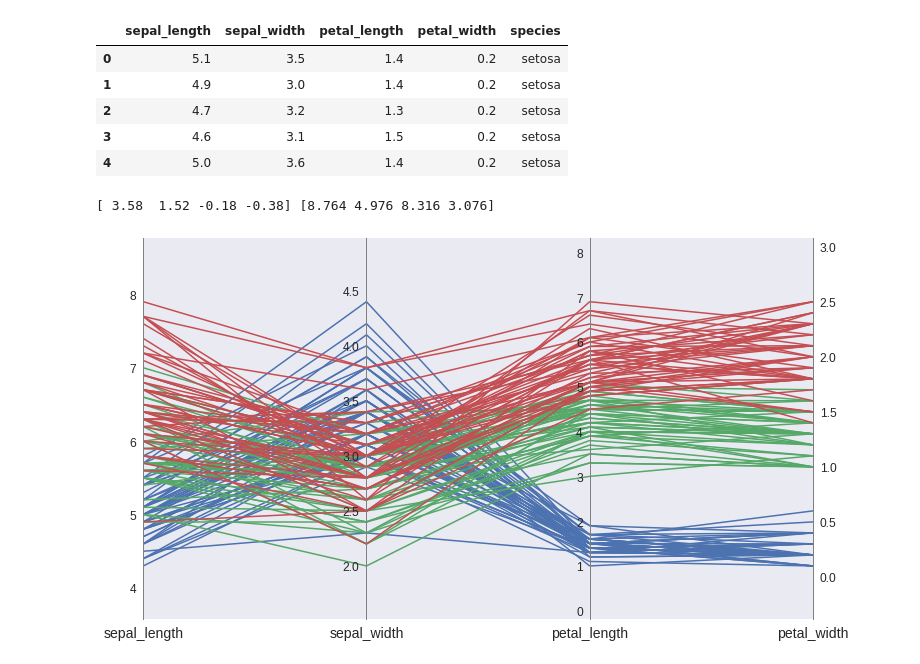
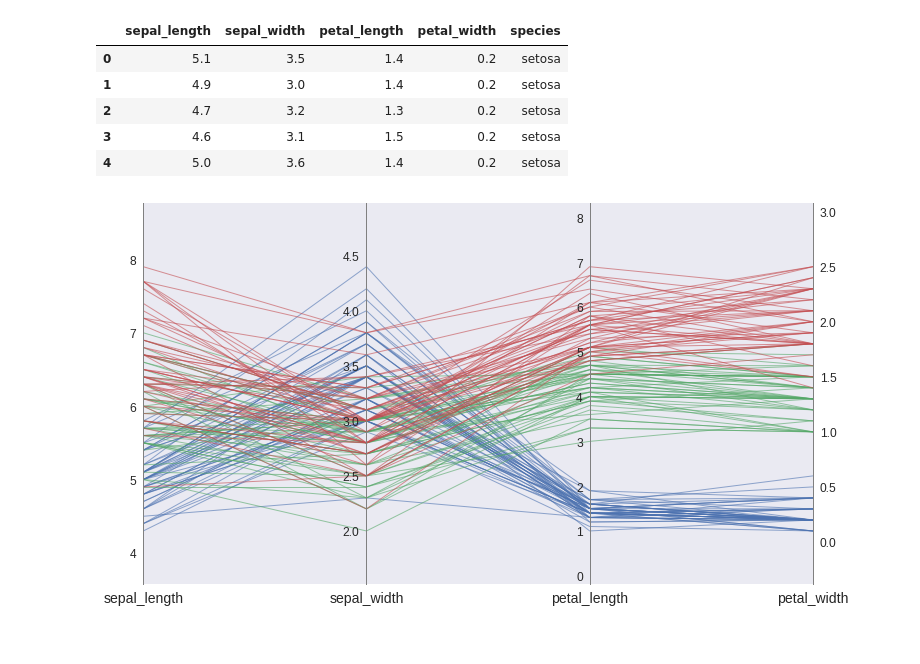
Before and after one commit to Tytskiy/HPCoords, a Jupyter notebook: experiments/test.ipynb, the cells around one changed output. Cells and saved outputs as stored; diff of their text form; code cells hidden in the pictures.

```diff
--- a/experiments/test.ipynb
+++ b/experiments/test.ipynb
@@ -34,6 +34,5 @@ mpl.rcParams["xtick.labelsize"]=14
 # %%
-hpcoords.parallel_coordinates(iris, hue="species",figsize=(12,7), lw=1.5)
+hpcoords.parallel_coordinates(iris, hue="species", figsize=(12, 7), lw=1, alpha=0.6)
 plt.show()
 # %% [output]
-[ 3.58  1.52 -0.18 -0.38] [8.764 4.976 8.316 3.076]
-[figure, old version]
+[figure, new version]
```
Also changed, not shown: parts of 1 cell of this notebook, 3 other files.
